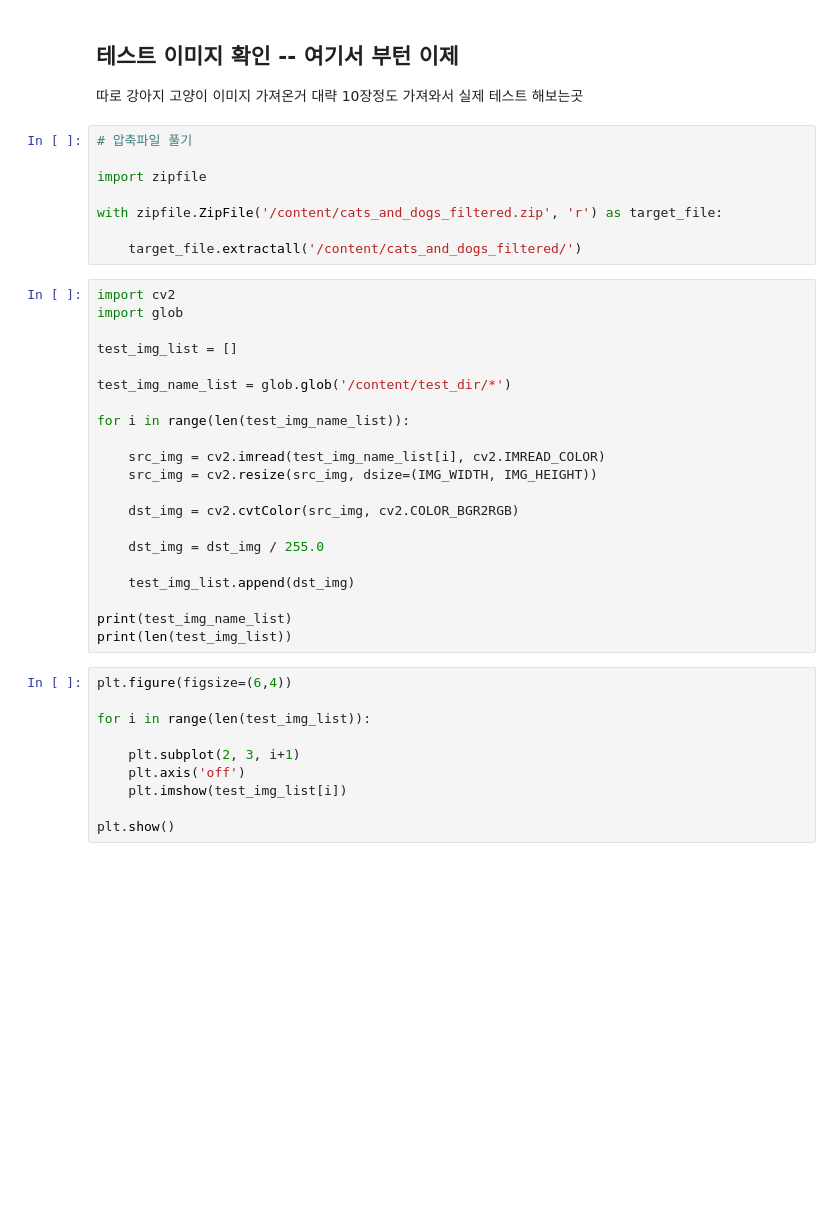
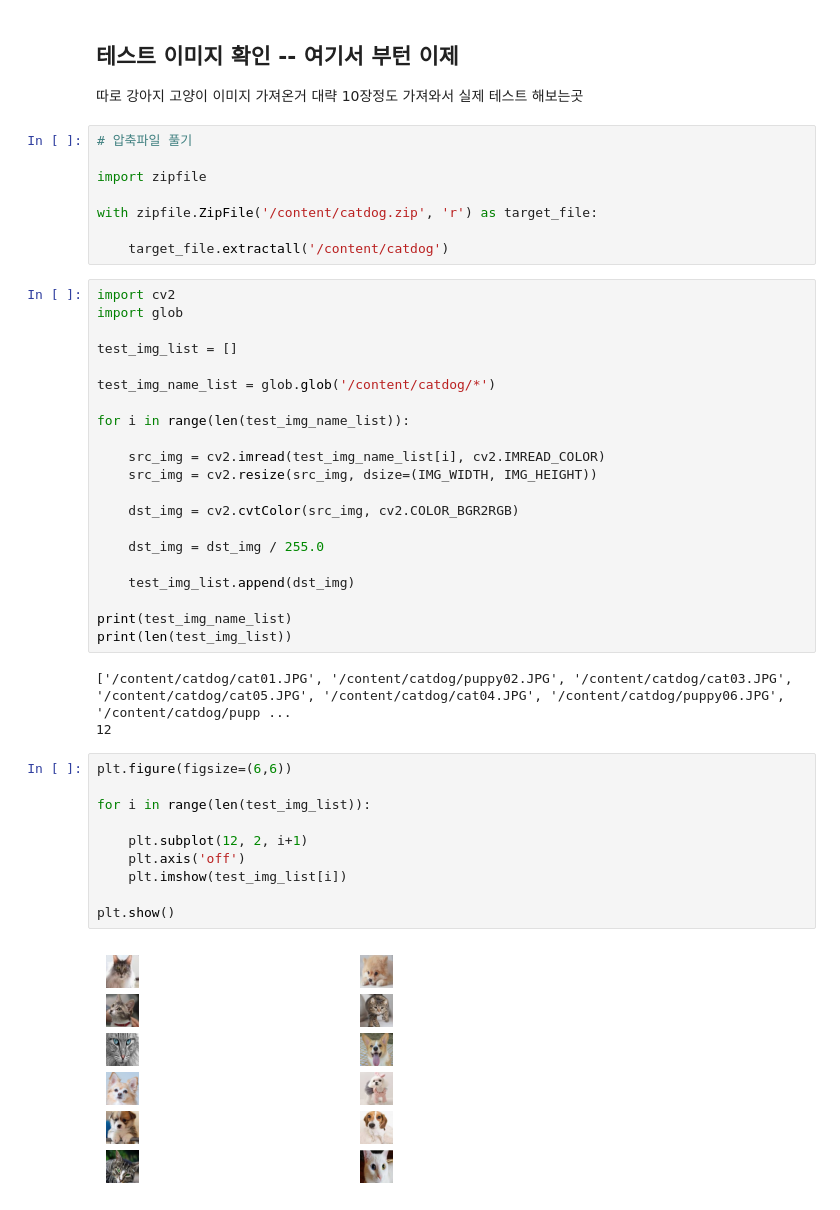
Before and after one commit to dlvvkfl88/CS-Knowldege, a Jupyter notebook: ImageDataGenerator_고양이강아지전이학습1112.ipynb, the cells around one changed output. Saved outputs shown, nothing was run; the diff lists cells and outputs as text; blank space fills up the shorter version.

```diff
--- a/ImageDataGenerator_고양이강아지전이학습1112.ipynb
+++ b/ImageDataGenerator_고양이강아지전이학습1112.ipynb
@@ -393,16 +402,16 @@ plt.show()
 
 import zipfile
 
-with zipfile.ZipFile('/content/cats_and_dogs_filtered.zip', 'r') as target_file:
+with zipfile.ZipFile('/content/catdog.zip', 'r') as target_file:
 
-    target_file.extractall('/content/cats_and_dogs_filtered/')
+    target_file.extractall('/content/catdog')
 # %%
 import cv2
 import glob
 
 test_img_list = []
 
-test_img_name_list = glob.glob('/content/test_dir/*')
+test_img_name_list = glob.glob('/content/catdog/*')
 
 for i in range(len(test_img_name_list)):
 
@@ -417,16 +426,21 @@ for i in range(len(test_img_name_list)):
 
 print(test_img_name_list)
 print(len(test_img_list))
+# %% [output]
+['/content/catdog/cat01.JPG', '/content/catdog/puppy02.JPG', '/content/catdog/cat03.JPG', '/content/catdog/cat05.JPG', '/content/catdog/cat04.JPG', '/content/catdog/puppy06.JPG', '/content/catdog/pupp ...
+12
 # %%
-plt.figure(figsize=(6,4))
+plt.figure(figsize=(6,6))
 
 for i in range(len(test_img_list)):
 
-    plt.subplot(2, 3, i+1)
+    plt.subplot(12, 2, i+1)
     plt.axis('off')
     plt.imshow(test_img_list[i])
 
 plt.show()
+# %% [output]
+[figure, added]
 # %%
 for i in range(len(test_img_list)):
 
```
Also changed, not shown: parts of 21 cells of this notebook.
